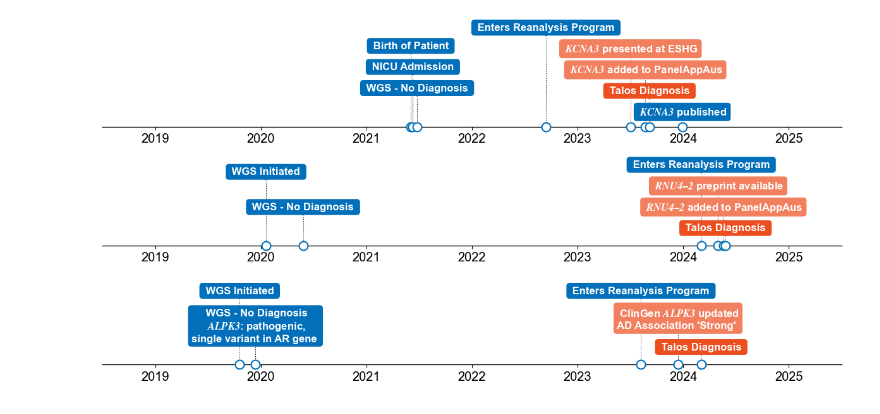
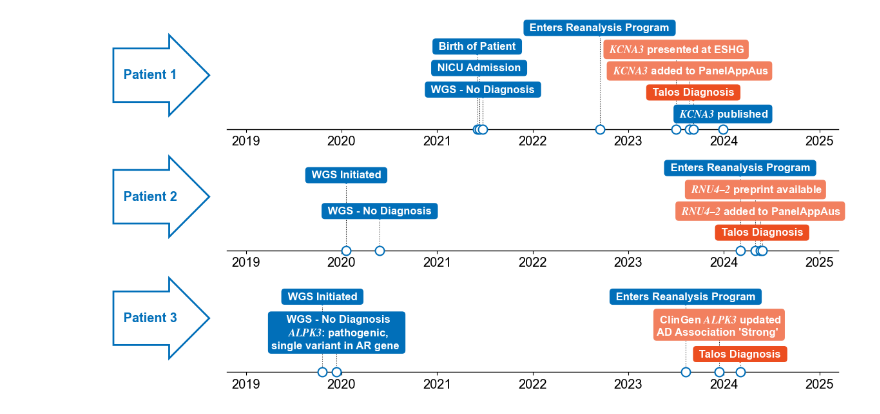
Before and after one commit to populationgenomics/talos_manuscript, a Jupyter notebook: Analyses/Jupyter_notebooks/Figure4_timelines.ipynb, the cells around one changed output. Cells and saved outputs as stored; diff of their text form; code cells hidden in the pictures.

Commit message:
timeline options

```diff
--- a/Analyses/Jupyter_notebooks/Figure4_timelines.ipynb
+++ b/Analyses/Jupyter_notebooks/Figure4_timelines.ipynb
@@ -15,6 +15,7 @@ plt.rcParams['text.usetex'] = False
 
 ax_font_size = "x-large"
 annotation_font_size = "large"
+case_description_font_size = "x-large"
 point_border_width = 1.5
 point_size = 100
 
@@ -41,14 +42,29 @@ def annotate(ax, x, y, text, fc="#016FB9", y0=0):
     )
     plt.plot([x, x], [y, y0], color="black", linestyle=":", linewidth=0.75)
 
+def case_description(ax, x, y, text, fc="white", y0=0):
+    ax.annotate(
+        "\n " + text + " \n",
+        xy=(x, y),
+        xycoords="data",
+        xytext=(0, 12),
+        textcoords="offset points",
+        color="#016FB9",
+        size=case_description_font_size,
+        va="center",
+        ha="center",
+        weight="bold",
+        bbox=dict(boxstyle="rarrow", fc=fc, ec="#016FB9", lw=2, pad=0.5),
+    )
+
 # Create a figure with a custom layout using gridspec
 fig = plt.figure(figsize=(12, 6))
 gs = gridspec.GridSpec(3, 1, height_ratios=[1, 1, 1])
 
 #Generate timeline 0
-ax0 = fig.add_subplot(gs[0], xlim=(2018.5, 2025.5), ylim=(0, 6.5), yticks=([]))
+ax0 = fig.add_subplot(gs[0], xlim=(2017.5, 2025.2), ylim=(0, 6.5), yticks=([]))
 ax0.tick_params("x", labelsize=ax_font_size, which="major")
-plt.plot([2018.5, 2025.5], [0, 0], color="black", linewidth=1.0, clip_on=False)
+plt.plot([2018.8, 2025.2], [0, 0], color="black", linewidth=1.0, clip_on=False)
 
 # Add points to timeline 0
 X = [2021.42, 2021.44, 2021.48, 2022.7, 2023.5, 2023.64, 2023.68, 2023.99]
@@ -72,6 +88,7 @@ plt.scatter(
 # rect = mpatches.FancyBboxPatch((0.007, 0.45), 0.187, 0.45, linewidth=1, edgecolor='lightgray', facecolor='none', transform=plt.gca().transAxes, boxstyle='Round, pad=0.005', mutation_aspect=8)
 # plt.gca().add_patch(rect)
 
+case_description(ax0, 2018, 3, "Patient 1")
 annotate(ax0, 2021.42, 5.5, "Birth of Patient")
 annotate(ax0, 2021.44, 4, "NICU Admission")
 annotate(ax0, 2021.48, 2.5, "WGS - No Diagnosis")
@@ -88,9 +105,9 @@ ax0.spines["bottom"].set_visible(False)
 ax0.set_xticks(np.arange(2019, 2026, 1))
 
 #Generate timeline 1
-ax1 = fig.add_subplot(gs[1], xlim=(2018.5, 2025.5), ylim=(0, 6.5), yticks=([]))
+ax1 = fig.add_subplot(gs[1], xlim=(2017.5, 2025.2), ylim=(0, 6.5), yticks=([]))
 ax1.tick_params("x", labelsize=ax_font_size, which="major")
-plt.plot([2018.5, 2025.5], [0, 0], color="black", linewidth=1.0, clip_on=False)
+plt.plot([2018.8, 2025.2], [0, 0], color="black", linewidth=1.0, clip_on=False)
 
 # Add points to timeline 1
 X = [2020.05,2020.4,2024.17, 2024.33, 2024.38, 2024.40]
@@ -106,6 +123,7 @@ plt.scatter(
     facecolor="white",
 )
 
+case_description(ax1, 2018, 3, "Patient 2")
 annotate(ax1, 2020.05, 5, "WGS Initiated")
 annotate(ax1, 2020.4, 2.5, "WGS - No Diagnosis")
 annotate(ax1, 2024.17, 5.5, "Enters Reanalysis Program")
@@ -120,40 +138,41 @@ ax1.spines["bottom"].set_visible(False)
 ax1.set_xticks(np.arange(2019, 2026, 1))
 
 #Generate timeline 2
-ax2 = fig.add_subplot(gs[2], xlim=(2018.5, 2025.5), ylim=(0, 6.5), yticks=([]))
+ax2 = fig.add_subplot(gs[2], xlim=(2017.5, 2025.2), ylim=(0, 6.5), yticks=([]))
 ax2.tick_params("x", labelsize=ax_font_size, which="major")
-plt.plot([2018.5, 2025.5], [0, 0], color="black", linewidth=1.0, clip_on=False)
+plt.plot([2018.8, 2025.2], [0, 0], color="black", linewidth=1.0, clip_on=False)
 
 # Add points to timeline 1
 X = [2019.8, 2019.95, 2023.6, 2023.95, 2024.17]
 Y = np.zeros(len(X))
 plt.scatter(
     X,
     Y,
     s=point_size,
     linewidth=point_border_width,
     zorder=10,
     clip_on=False,
     edgecolor="#016FB9",
     facecolor="white",
 )
 
+case_description(ax2, 2018, 3, "Patient 3")
 annotate(ax2, 2019.8, 5, "WGS Initiated")
 annotate(ax2, 2019.95, 1.85, "", y0=2) # Add a blank annotation to make the pointer complete
 annotate(ax2, 2019.95, 2.5, "WGS - No Diagnosis\n $\mathbf{ALPK3}$: pathogenic,\nsingle variant in AR gene")
 annotate(ax2, 2023.6, 5, "Enters Reanalysis Program")
 annotate(ax2, 2023.95, 3, "ClinGen $\mathbf{ALPK3}$ updated\nAD Association \'Strong\'", fc='#F2805F')
 annotate(ax2, 2024.17, 1, "Talos Diagnosis", fc="#EC4E20")
 
 ax2.spines["right"].set_visible(False)
 ax2.spines["left"].set_visible(False)
 ax2.spines["top"].set_visible(False)
 ax2.spines["bottom"].set_visible(False)
 ax2.set_xticks(np.arange(2019, 2026, 1))
 
 # Show and save the plot
 plt.tight_layout()
-plt.savefig('../../Figures/Fig4/Fig4_timelines.png')
+plt.savefig('../../Figures/Fig4/Fig4_timelines_arrow.png')
 plt.show()
 # %% [output]
-[figure, old version]
+[figure, new version]
```
Also changed, not shown: parts of 3 cells of this notebook, 4 other files.
